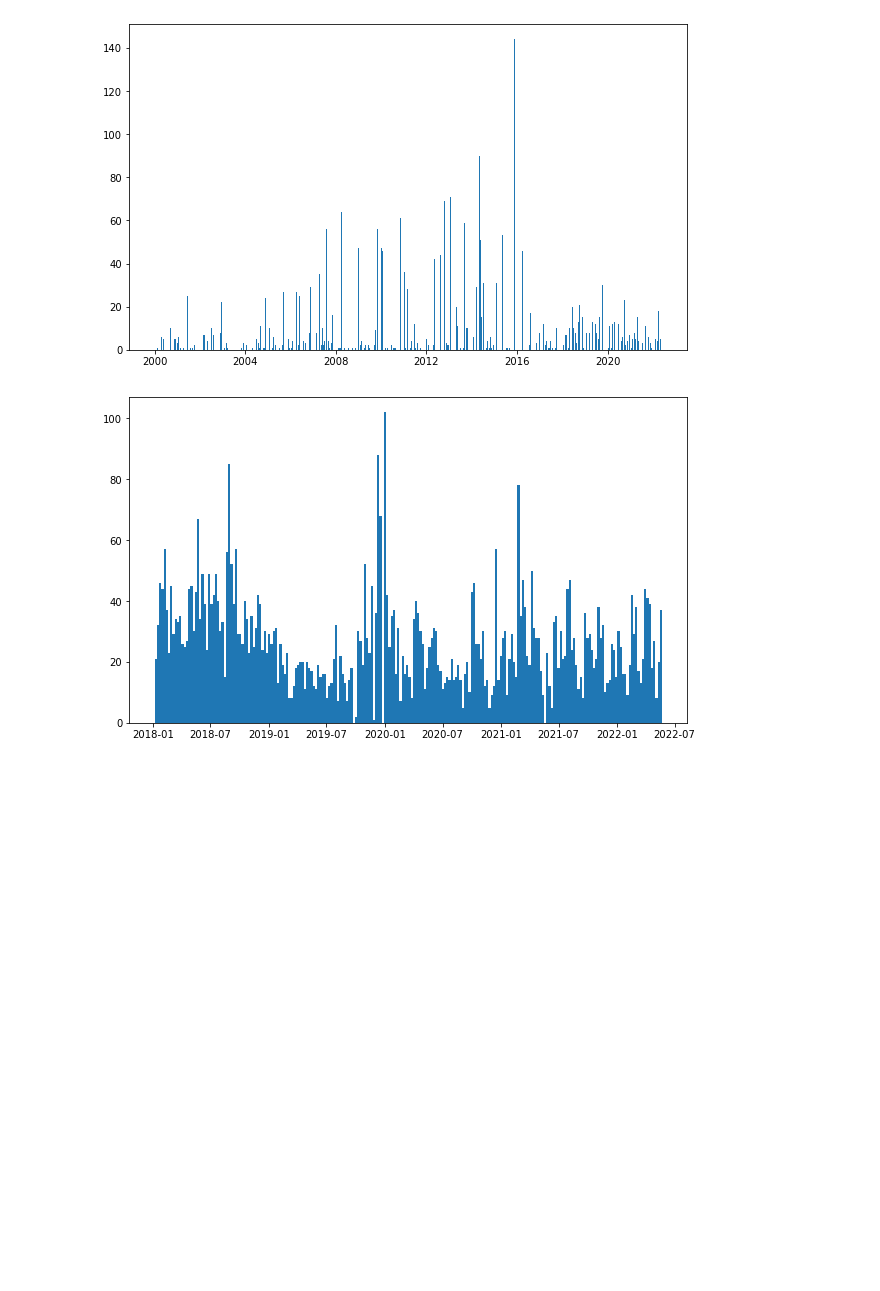
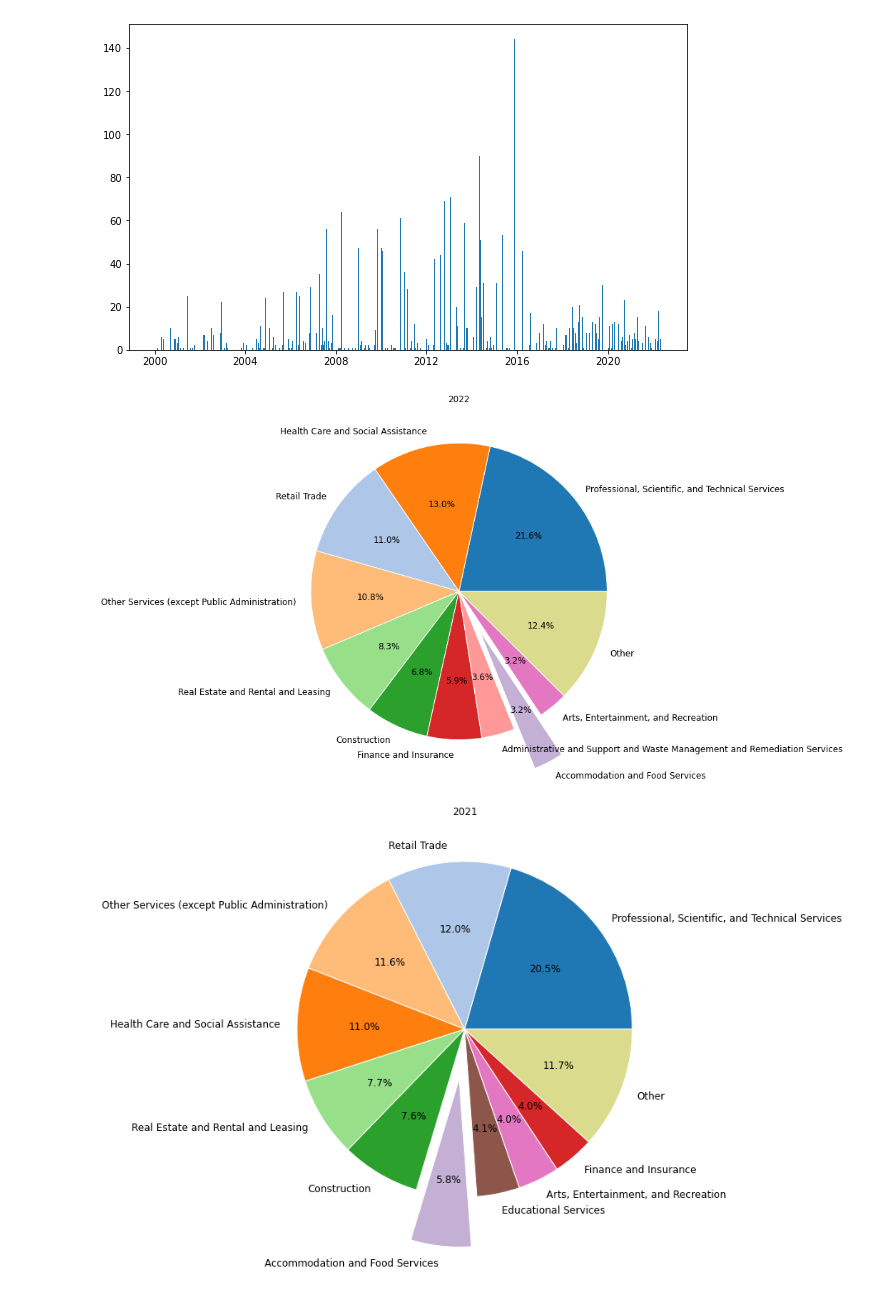
Before and after one commit to edwinhung/Business_Listing_Bellevue, a Jupyter notebook: Business_EDA.ipynb, the cells around one changed output. Drawn from its saved outputs; the diff is of its cells as text; code cells hidden in the pictures; blank space fills up the shorter version.

Commit message:
add plots for business trends

```diff
--- a/Business_EDA.ipynb
+++ b/Business_EDA.ipynb
@@ -61,7 +62,7 @@ ProductsAndServices       729
 IssueDate                 217
 dtype: int64
 # %%
-for date_col in ['FirstActivityDate','IssueDate']:
+for date_col in ['CancelDate','FirstActivityDate','IssueDate']:
     business[date_col] = pd.to_datetime(business[date_col])
 # %%
 business['FirstActivityDate'].max(),business['FirstActivityDate'].min()
@@ -84,12 +85,33 @@ plt.hist(x=business['IssueDate'],bins=pd.date_range("2000-01-01", "2022-05-26",
 plt.show()
 # %% [output]
 [figure]
-# %%
-plt.figure(figsize=(10,6))
-plt.hist(x=business['IssueDate'],bins=pd.date_range("2018-01-01", "2022-05-26", freq="W"))
-plt.show()
-# %% [output]
-[figure, removed]
 # %%
 business["Sector"] = naics2sectors(business["Naic"])
 business["Industry"] = naics2industries(business["Naic"])
+# %%
+business['Year'] = business['IssueDate'].dt.year
+# %%
+all_sectors = business['Sector'].value_counts()
+labels = all_sectors.index.to_list()
+colors = dict(zip(labels,plt.cm.tab20.colors[:len(labels)]))
+# %%
+colors['Other'] = plt.cm.tab20_r.colors[2]
+# %%
+for year in sorted(business['Year'].unique(),reverse=True)[:6]:
+    plt.figure(figsize=(12,8))
+    sector_count = business[business['Year']==year]['Sector'].value_counts()
+    sector_count[10] = sum(sector_count[10:])
+    sector_count = sector_count[:11]
+    sector_index = sector_count.index.to_list()
+    sector_index[10] = 'Other'
+    sector_count.index = sector_index
+    explode = np.zeros(11)
+    explode[sector_index.index("Accommodation and Food Services")] = 0.3
+    ax = sector_count.plot.pie(autopct='%1.1f%%',explode=explode,wedgeprops={'linewidth': 1.0, 'edgecolor': 'white'},colors=[colors[key] for key in sector_count.index],textprops={'fontsize':12})
+    plt.title(year)
+    plt.ylabel("")
+    plt.tight_layout()
+plt.show()
+# %% [output]
+[figure, added]
+[figure, added]
```
Also changed, not shown: parts of 12 cells of this notebook.
